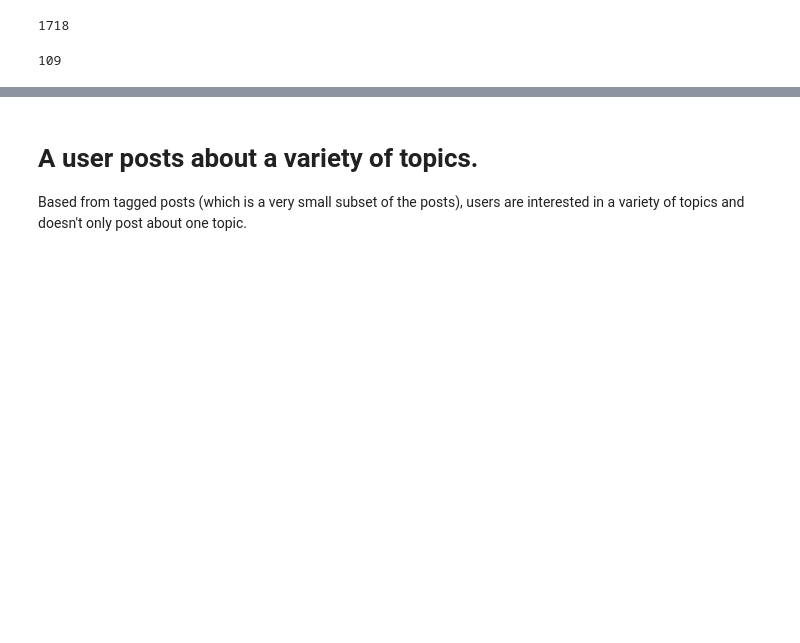
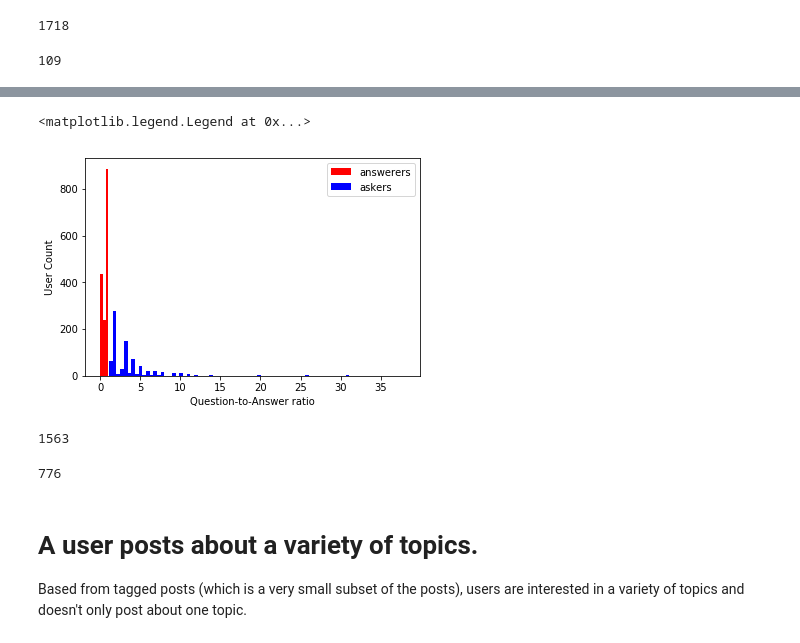
Before and after one commit to Robbie-E/SE_datadump, a Jupyter notebook: csv/Esperanza_se_datadump.ipynb, the cells around one changed output, grey strips where cells are left out. Cells and saved outputs as stored; diff of their text form; code cells hidden in the pictures; blank space fills up the shorter version.

```diff
--- a/csv/Esperanza_se_datadump.ipynb
+++ b/csv/Esperanza_se_datadump.ipynb
@@ -22,6 +23,9 @@ user_comment_df['age'] = user_comment_df['age'].astype('float')
 ques_rep_df = pd.read_csv('questions_answers_comments.csv')
 ques_rep_df['ques_to_reply_ratio'] = (ques_rep_df['ques_count'])/(ques_rep_df['ans_count']+ques_rep_df['comment_count'])
 
+ques_ans_df = pd.read_csv('questions_answers.csv')
+ques_ans_df['ques_to_ans_ratio'] = (ques_ans_df['ques_count'])/(ques_ans_df['ans_count'])
+
 excerpt_topic_cts_df = pd.read_csv('excerpt_topic_counts.csv')
 wiki_topic_cts_df = pd.read_csv('wiki_topic_counts.csv')
 # %% [markdown]
@@ -115,3 +121,22 @@ len(ques_rep_df[ques_rep_df['ques_to_reply_ratio']>1])
+# %%
+#plt.hist(ques_ans_df['ques_to_ans_ratio'], bins=100, label='total')
+plt.hist(ques_ans_df['ques_to_ans_ratio'][ques_ans_df['ques_to_ans_ratio']<=1], bins=3, color='r', label='answerers')
+plt.hist(ques_ans_df['ques_to_ans_ratio'][ques_ans_df['ques_to_ans_ratio']>1], bins=80, color='b', label='askers')
+
+plt.xlabel('Question-to-Answer ratio')
+plt.ylabel('User Count')
+plt.legend()
+# %% [output]
+<matplotlib.legend.Legend at 0x...>
+[figure, added]
+# %%
+len(ques_ans_df[ques_ans_df['ques_to_ans_ratio']<=1])
+# %% [output]
+1563
+# %%
+len(ques_ans_df[ques_ans_df['ques_to_ans_ratio']>1])
+# %% [output]
+776
 # %% [markdown]
 # A user posts about a variety of topics.
 Based from tagged posts (which is a very small subset of the posts), users are interested in a variety of topics and doesn't only post about one topic.
```
Also changed, not shown: parts of 5 cells of this notebook, 3 other files.
